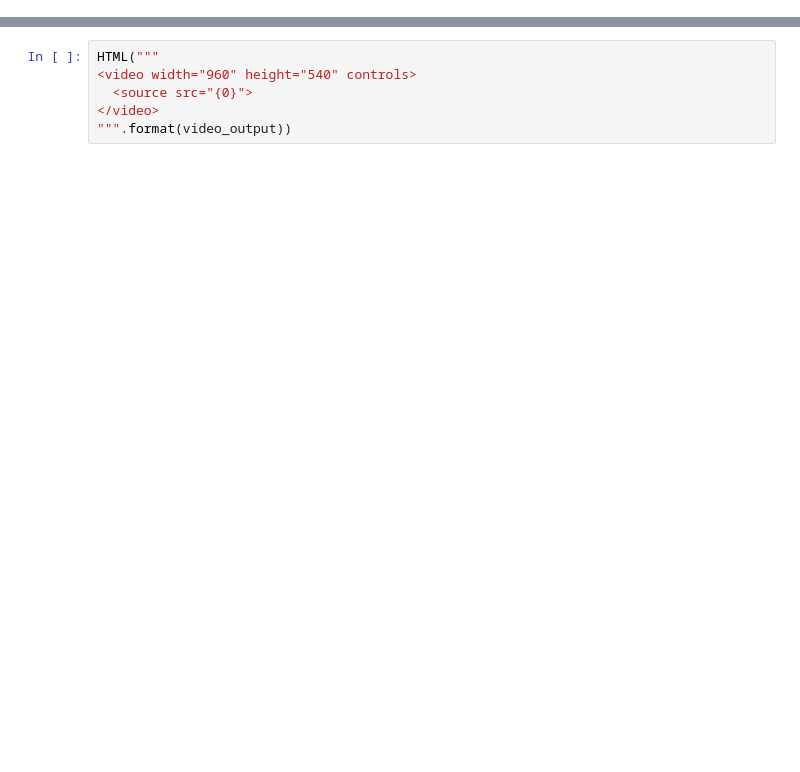
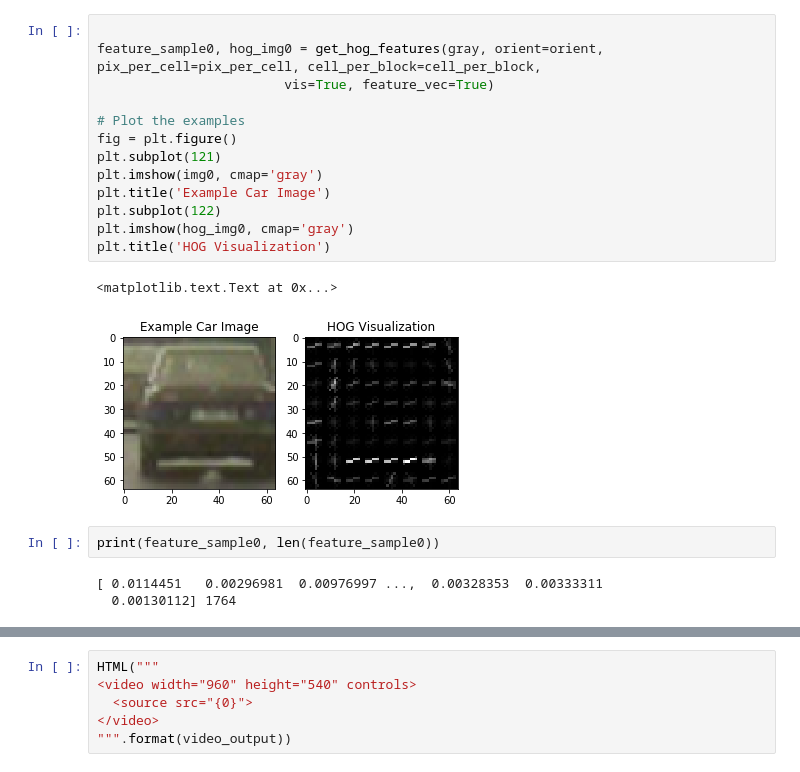
Before and after one commit to byronrwth/Udacity-SelfDrivingCar-ND-Term1, a Jupyter notebook: ComputerVision/P5-VehicleDetection/P5.ipynb, the cells around one changed output, grey strips where cells are left out. Drawn from its saved outputs; the diff is of its cells as text; blank space fills up the shorter version.

```diff
--- a/ComputerVision/P5-VehicleDetection/P5.ipynb
+++ b/ComputerVision/P5-VehicleDetection/P5.ipynb
@@ -429,0 +127,21 @@ Hot windows:  []
+# %%
+
+feature_sample0, hog_img0 = get_hog_features(gray, orient=orient, pix_per_cell=pix_per_cell, cell_per_block=cell_per_block,
+                        vis=True, feature_vec=True)
+
+# Plot the examples
+fig = plt.figure()
+plt.subplot(121)
+plt.imshow(img0, cmap='gray')
+plt.title('Example Car Image')
+plt.subplot(122)
+plt.imshow(hog_img0, cmap='gray')
+plt.title('HOG Visualization')
+# %% [output]
+<matplotlib.text.Text at 0x...>
+[figure, added]
+# %%
+print(feature_sample0, len(feature_sample0))
+# %% [output]
+[ 0.0114451   0.00296981  0.00976997 ...,  0.00328353  0.00333311
+  0.00130112] 1764
```
Also changed, not shown: parts of 92 cells of this notebook.
